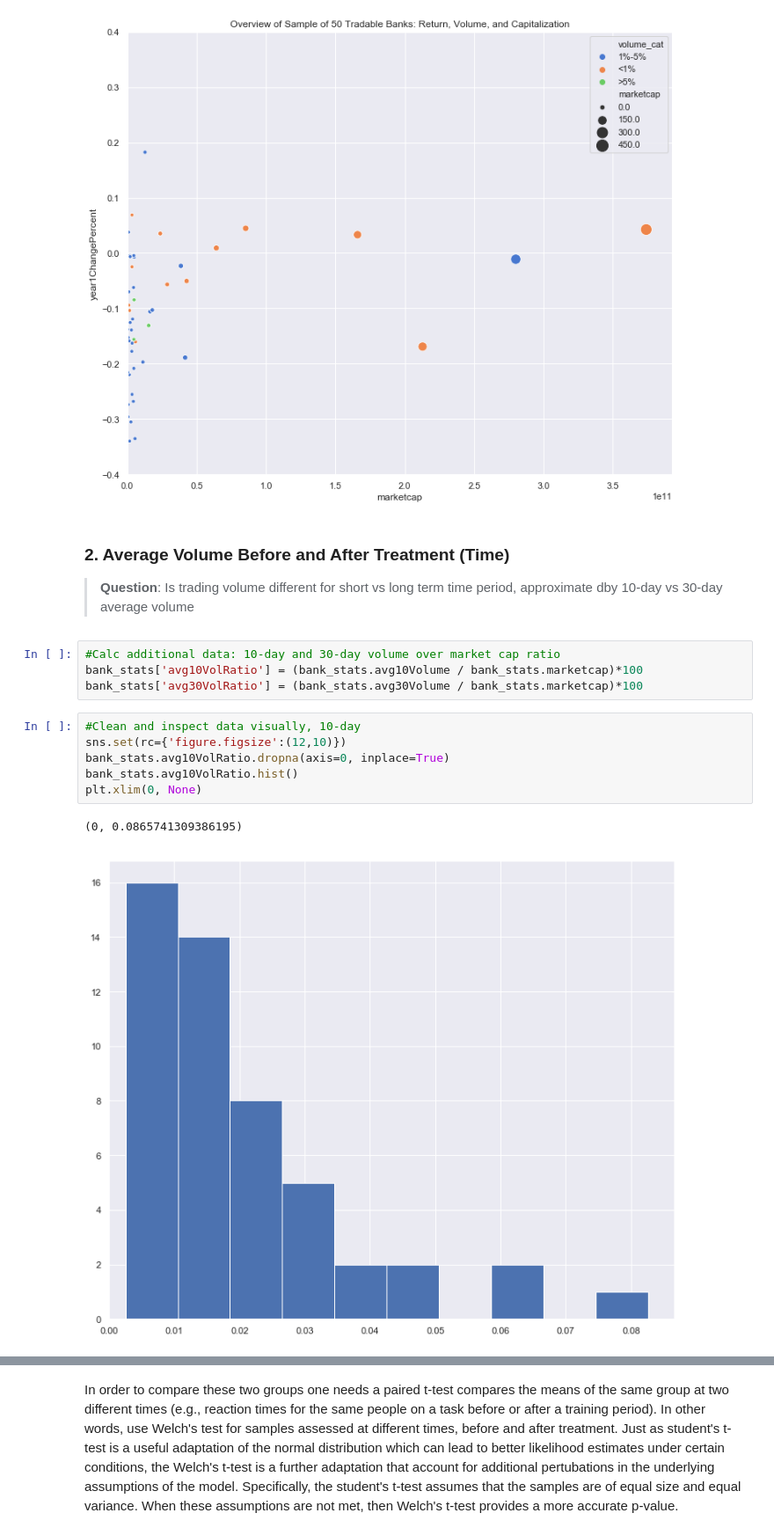
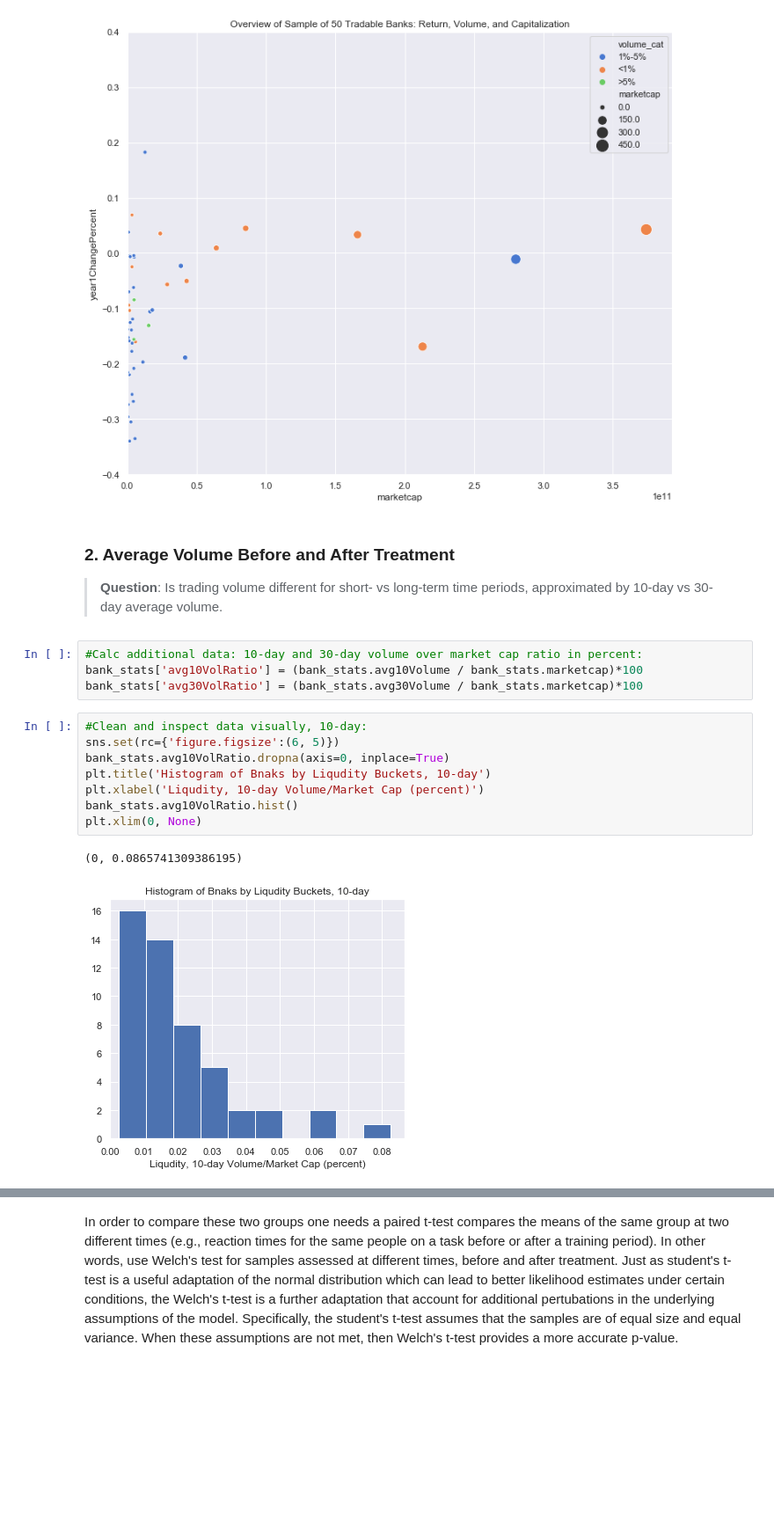
Before and after one commit to mberrien-fitzsimons/survey_public_banks, a Jupyter notebook: results/final_report.ipynb, the cells around one changed output, grey strips where cells are left out. Shown at 88% size. Drawn from its saved outputs; the diff is of its cells as text; blank space fills up the shorter version.

```diff
--- a/results/final_report.ipynb
+++ b/results/final_report.ipynb
@@ -103,22 +103,24 @@ plt.show()
 # %% [output]
 [figure]
 # %% [markdown]
-### 2. Average Volume Before and After Treatment (Time)
+### 2. Average Volume Before and After Treatment
 
->**Question**: Is trading volume different for short vs long term time period, approximate dby 10-day vs 30-day average volume
+>**Question**: Is trading volume different for short- vs long-term time periods, approximated by 10-day vs 30-day average volume.
 # %%
-#Calc additional data: 10-day and 30-day volume over market cap ratio
+#Calc additional data: 10-day and 30-day volume over market cap ratio in percent:
 bank_stats['avg10VolRatio'] = (bank_stats.avg10Volume / bank_stats.marketcap)*100
 bank_stats['avg30VolRatio'] = (bank_stats.avg30Volume / bank_stats.marketcap)*100
 # %%
-#Clean and inspect data visually, 10-day
-sns.set(rc={'figure.figsize':(12,10)})
+#Clean and inspect data visually, 10-day:
+sns.set(rc={'figure.figsize':(6, 5)})
 bank_stats.avg10VolRatio.dropna(axis=0, inplace=True)
+plt.title('Histogram of Bnaks by Liqudity Buckets, 10-day')
+plt.xlabel('Liqudity, 10-day Volume/Market Cap (percent)')
 bank_stats.avg10VolRatio.hist()
 plt.xlim(0, None)
 # %% [output]
 (0, 0.0865741309386195)
-[figure, old version]
+[figure, new version]
 # %%
 #Check for outliers, 10-day:
 bank_stats.boxplot(column = 'avg10VolRatio')
```
Also changed, not shown: parts of 14 cells of this notebook.
